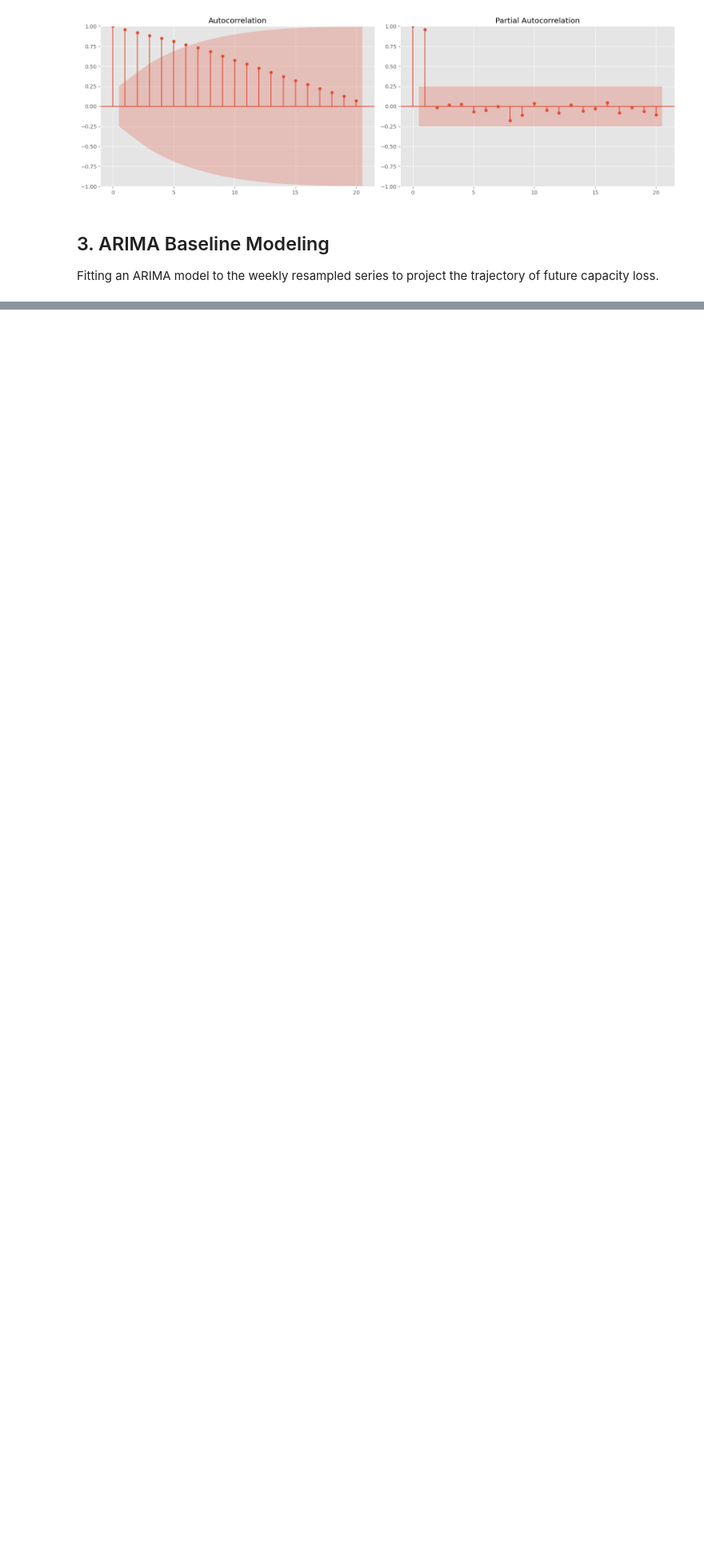
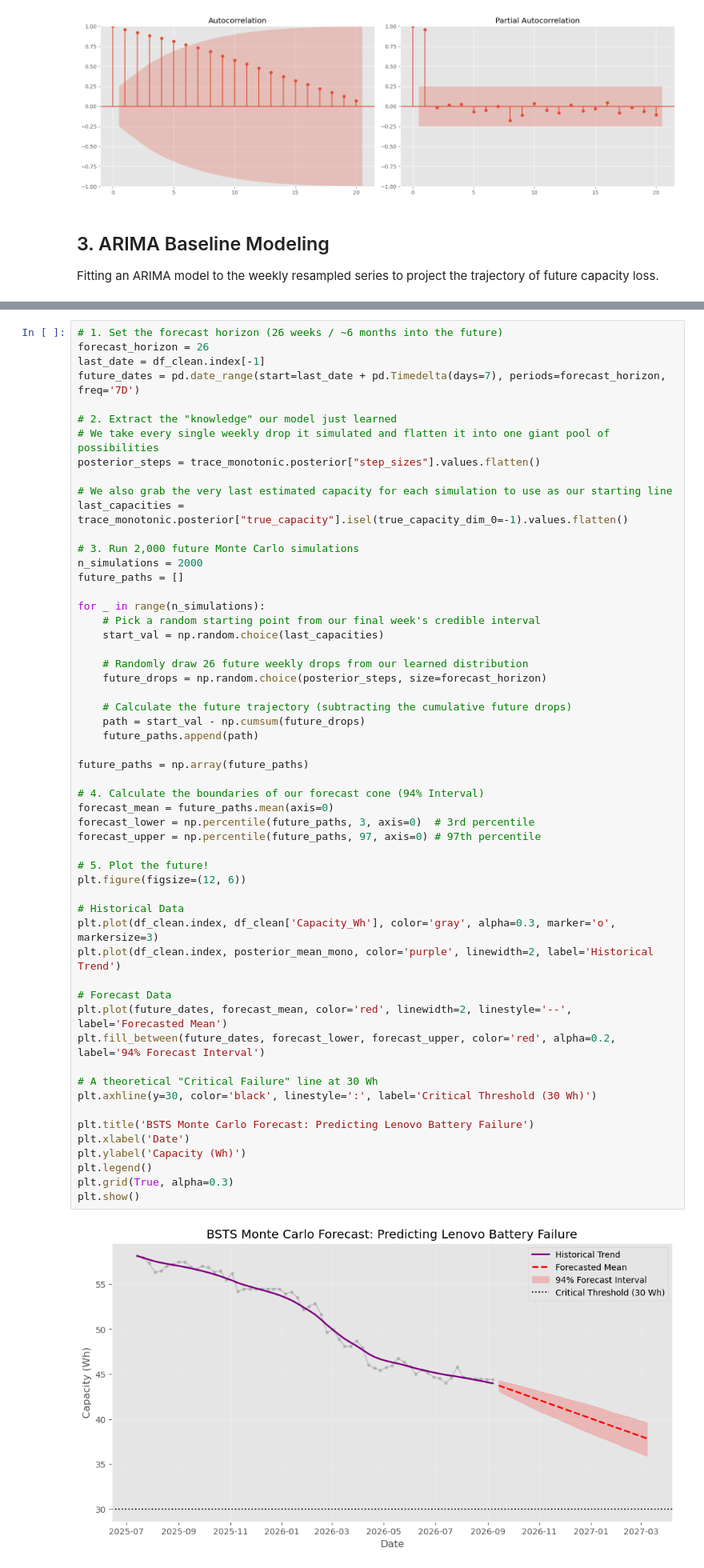
Before and after one commit to Iamkaris/Lenovo-_battery_analysis, a Jupyter notebook: time_series_analysis.ipynb, the cells around one changed output, grey strips where cells are left out. Shown at 80% size. Drawn from its saved outputs; the diff is of its cells as text; blank space fills up the shorter version.

```diff
--- a/time_series_analysis.ipynb
+++ b/time_series_analysis.ipynb
@@ -148,0 +385,57 @@ Warnings:
+# %%
+# 1. Set the forecast horizon (26 weeks / ~6 months into the future)
+forecast_horizon = 26
+last_date = df_clean.index[-1]
+future_dates = pd.date_range(start=last_date + pd.Timedelta(days=7), periods=forecast_horizon, freq='7D')
+
+# 2. Extract the "knowledge" our model just learned
+# We take every single weekly drop it simulated and flatten it into one giant pool of possibilities
+posterior_steps = trace_monotonic.posterior["step_sizes"].values.flatten()
+
+# We also grab the very last estimated capacity for each simulation to use as our starting line
+last_capacities = trace_monotonic.posterior["true_capacity"].isel(true_capacity_dim_0=-1).values.flatten()
+
+# 3. Run 2,000 future Monte Carlo simulations
+n_simulations = 2000
+future_paths = []
+
+for _ in range(n_simulations):
+    # Pick a random starting point from our final week's credible interval
+    start_val = np.random.choice(last_capacities)
+
+    # Randomly draw 26 future weekly drops from our learned distribution
+    future_drops = np.random.choice(posterior_steps, size=forecast_horizon)
+
+    # Calculate the future trajectory (subtracting the cumulative future drops)
+    path = start_val - np.cumsum(future_drops)
+    future_paths.append(path)
+
+future_paths = np.array(future_paths)
+
+# 4. Calculate the boundaries of our forecast cone (94% Interval)
+forecast_mean = future_paths.mean(axis=0)
+forecast_lower = np.percentile(future_paths, 3, axis=0)  # 3rd percentile
+forecast_upper = np.percentile(future_paths, 97, axis=0) # 97th percentile
+
+# 5. Plot the future!
+plt.figure(figsize=(12, 6))
+
+# Historical Data
+plt.plot(df_clean.index, df_clean['Capacity_Wh'], color='gray', alpha=0.3, marker='o', markersize=3)
+plt.plot(df_clean.index, posterior_mean_mono, color='purple', linewidth=2, label='Historical Trend')
+
+# Forecast Data
+plt.plot(future_dates, forecast_mean, color='red', linewidth=2, linestyle='--', label='Forecasted Mean')
+plt.fill_between(future_dates, forecast_lower, forecast_upper, color='red', alpha=0.2, label='94% Forecast Interval')
+
+# A theoretical "Critical Failure" line at 30 Wh
+plt.axhline(y=30, color='black', linestyle=':', label='Critical Threshold (30 Wh)')
+
+plt.title('BSTS Monte Carlo Forecast: Predicting Lenovo Battery Failure')
+plt.xlabel('Date')
+plt.ylabel('Capacity (Wh)')
+plt.legend()
+plt.grid(True, alpha=0.3)
+plt.show()
+# %% [output]
+[figure, added]
```
Also changed, not shown: parts of 13 cells of this notebook, 2 other files.
